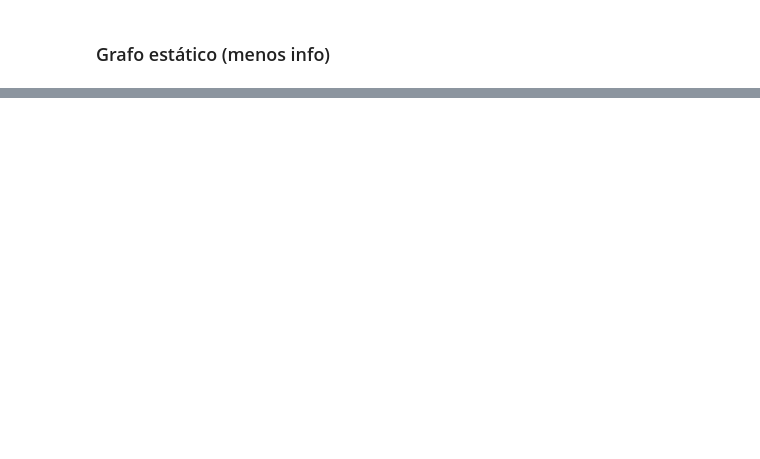
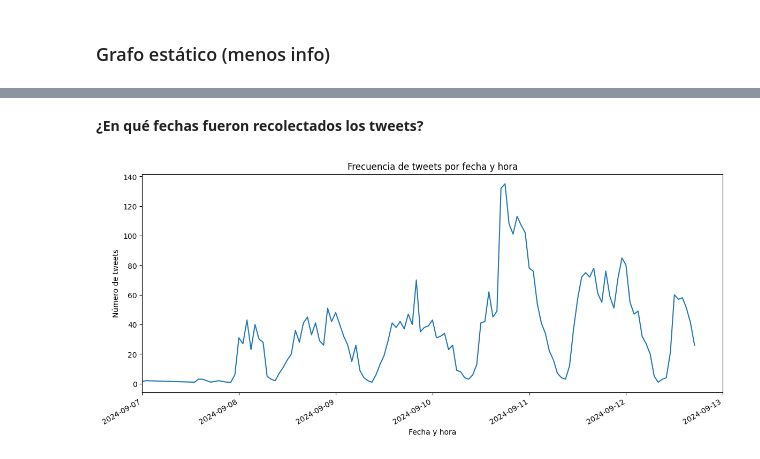
Before and after one commit to SebasJuarez/DS-Collection, a Jupyter notebook: SocialAnalisis - Sebas.ipynb, the cells around one changed output, grey strips where cells are left out. Drawn from its saved outputs; the diff is of its cells as text; code cells hidden in the pictures; blank space fills up the shorter version.

```diff
--- a/SocialAnalisis - Sebas.ipynb
+++ b/SocialAnalisis - Sebas.ipynb
@@ -448,0 +451,34 @@ plt.show()
+# %%
+# Análisis exploratorio básico
+import matplotlib.pyplot as plt
+from wordcloud import WordCloud
+import seaborn as sns
+
+# Número de tweets
+num_tweets = len(tweets)
+print(f"Número total de tweets: {num_tweets}")
+
+# Número de usuarios únicos
+num_users = tweets['username'].nunique()
+print(f"Número de usuarios únicos: {num_users}")
+
+# Número total de menciones
+num_mentions = sum(len(m) for m in tweets['mentions'])
+print(f"Número total de menciones: {num_mentions}")
+
+# Hashtags frecuentes
+def extract_hashtags(text):
+    return [tag.lower() for tag in re.findall(r"#(\w+)", str(text))]
+tweets['hashtags'] = tweets['text'].apply(extract_hashtags)
+all_hashtags = [tag for tags in tweets['hashtags'] for tag in tags]
+hashtag_freq = pd.Series(all_hashtags).value_counts()
+print("Top 10 hashtags frecuentes:")
+print(hashtag_freq.head(10))
+
+# Nube de palabras de hashtags
+wordcloud = WordCloud(width=800, height=400, background_color='white').generate(' '.join(all_hashtags))
+plt.figure(figsize=(10,5))
+plt.imshow(wordcloud, interpolation='bilinear')
+plt.axis('off')
+plt.title('Nube de palabras de hashtags')
+plt.show()
@@ -448,0 +529,14 @@ plt.show()
+# %% [markdown]
+**¿En qué fechas fueron recolectados los tweets?**
+# %%
+plt.figure(figsize=(14,6))
+tweets['created_at'] = pd.to_datetime(tweets['created_at'], errors='coerce')
+tweets['created_at'].dt.floor('H').value_counts().sort_index().plot()
+plt.title('Frecuencia de tweets por fecha y hora')
+plt.xlabel('Fecha y hora')
+plt.ylabel('Número de tweets')
+# Colocar solo los tweets de septiembre de 2024
+plt.xlim(pd.Timestamp('2024-09-07'), pd.Timestamp('2024-09-13'))
+plt.show()
+# %% [output]
+[figure, added]
```
Also changed, not shown: parts of 24 cells of this notebook.
